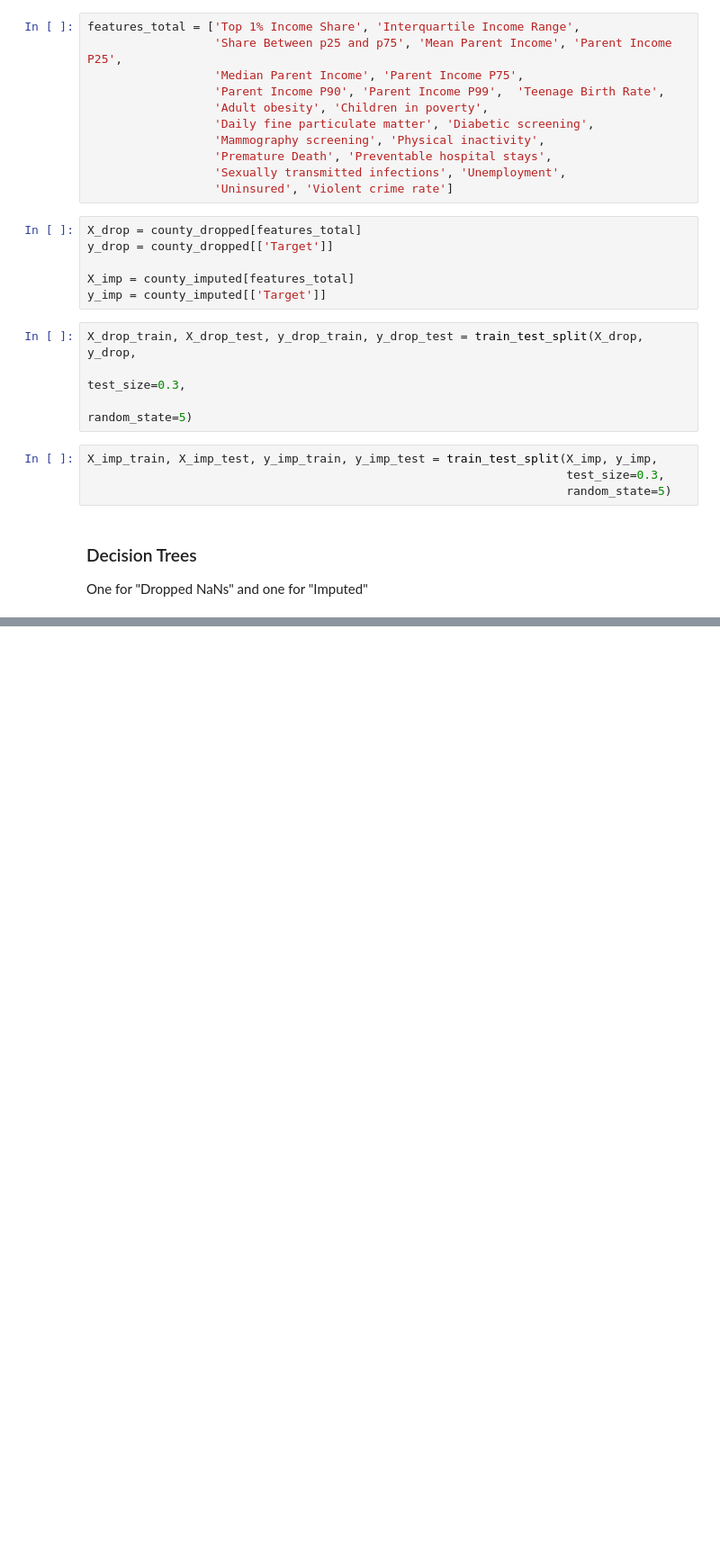
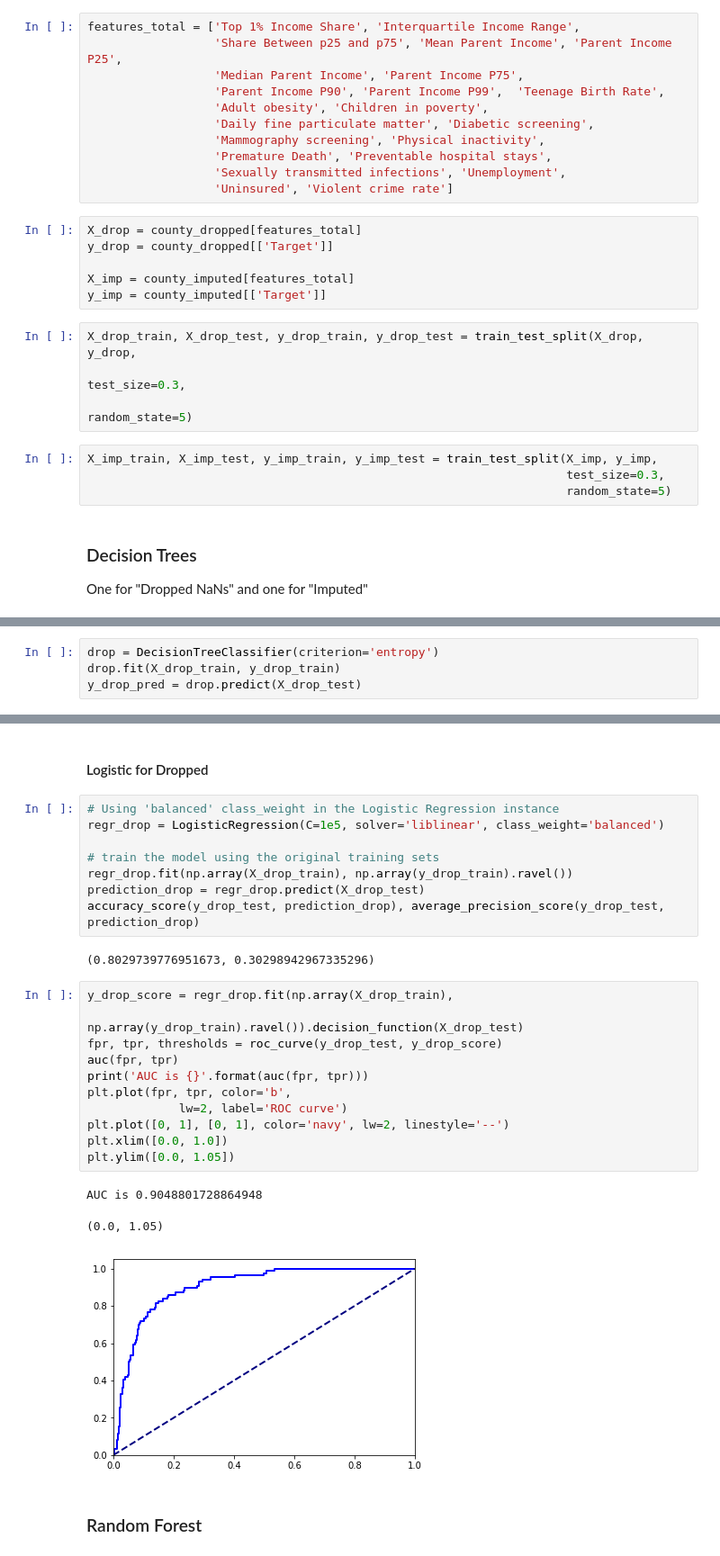
Before and after one commit to nateej1/AmericanDream_Geo, a Jupyter notebook: notebooks/03_analysis/20190910-ndj-Classification_Modeling_County_Mobility.ipynb, the cells around one changed output, grey strips where cells are left out. Shown at 90% size. Drawn from its saved outputs; the diff is of its cells as text; blank space fills up the shorter version.

Commit message:
ran decision tree and logistic on merged data. calculated accuracy and precision

```diff
--- a/notebooks/03_analysis/20190910-ndj-Classification_Modeling_County_Mobility.ipynb
+++ b/notebooks/03_analysis/20190910-ndj-Classification_Modeling_County_Mobility.ipynb
@@ -440,0 +445,4 @@ Summarize findings here
+# %%
+drop = DecisionTreeClassifier(criterion='entropy')
+drop.fit(X_drop_train, y_drop_train)
+y_drop_pred = drop.predict(X_drop_test)
@@ -440,0 +470,29 @@ Summarize findings here
+# %% [markdown]
+#### Logistic for Dropped
+# %%
+# Using 'balanced' class_weight in the Logistic Regression instance
+regr_drop = LogisticRegression(C=1e5, solver='liblinear', class_weight='balanced')
+
+# train the model using the original training sets
+regr_drop.fit(np.array(X_drop_train), np.array(y_drop_train).ravel())
+prediction_drop = regr_drop.predict(X_drop_test)
+accuracy_score(y_drop_test, prediction_drop), average_precision_score(y_drop_test, prediction_drop)
+# %% [output]
+(0.8029739776951673, 0.30298942967335296)
+# %%
+y_drop_score = regr_drop.fit(np.array(X_drop_train),
+                             np.array(y_drop_train).ravel()).decision_function(X_drop_test)
+fpr, tpr, thresholds = roc_curve(y_drop_test, y_drop_score)
+auc(fpr, tpr)
+print('AUC is {}'.format(auc(fpr, tpr)))
+plt.plot(fpr, tpr, color='b',
+             lw=2, label='ROC curve')
+plt.plot([0, 1], [0, 1], color='navy', lw=2, linestyle='--')
+plt.xlim([0.0, 1.0])
+plt.ylim([0.0, 1.05])
+# %% [output]
+AUC is 0.9048801728864948
+(0.0, 1.05)
+[figure, added]
+# %% [markdown]
+### Random Forest
```
Also changed, not shown: parts of 13 cells of this notebook.
